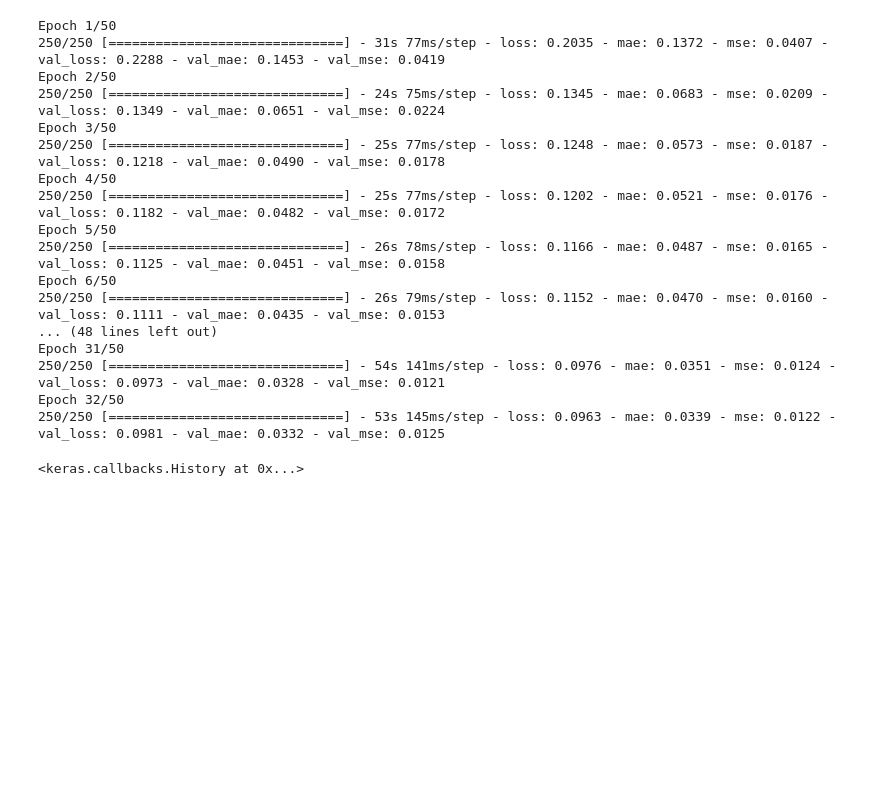
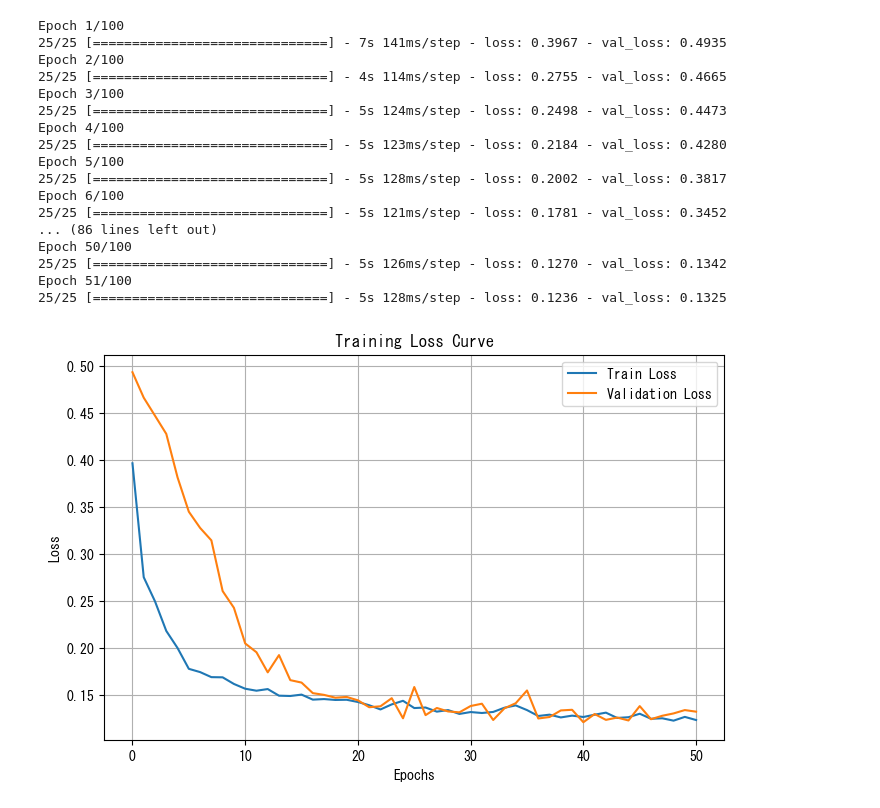
Before and after one commit to yamajunn/IM2MC, a Jupyter notebook: U_NET.ipynb, the cells around one changed output. Cells and saved outputs as stored; diff of their text form; code cells hidden in the pictures; blank space fills up the shorter version.

```diff
--- a/U_NET.ipynb
+++ b/U_NET.ipynb
@@ -32,7 +32,7 @@ def load_sample(file_name):
     return input_image, skin
 
 # データセットのサイズ
-total = 10000
+total = 1000
 
 # 全てのスキン画像のファイルリストを取得
 file_names = tf.data.Dataset.list_files(os.path.join(skins_dir, '*.png')).shuffle(buffer_size=total)
@@ -185,31 +164,50 @@ Non-trainable params: 1,280
 __________________________________________________________________________________________________
 # %%
 # TensorBoardやチェックポイントの設定
-early_stop = tf.keras.callbacks.EarlyStopping(monitor='val_loss', patience=5, restore_best_weights=True)
+early_stop = tf.keras.callbacks.EarlyStopping(monitor='val_loss', patience=10, restore_best_weights=True)
 
-model.fit(train_dataset,
+history = model.fit(train_dataset,
           validation_data=val_dataset,
-          epochs=50,
-          callbacks=[early_stop])
+          epochs=100,
+          callbacks=[early_stop],
+)
 # %% [output]
-Epoch 1/50
-250/250 [==============================] - 31s 77ms/step - loss: 0.2035 - mae: 0.1372 - mse: 0.0407 - val_loss: 0.2288 - val_mae: 0.1453 - val_mse: 0.0419
-Epoch 2/50
-250/250 [==============================] - 24s 75ms/step - loss: 0.1345 - mae: 0.0683 - mse: 0.0209 - val_loss: 0.1349 - val_mae: 0.0651 - val_mse: 0.0224
-Epoch 3/50
-250/250 [==============================] - 25s 77ms/step - loss: 0.1248 - mae: 0.0573 - mse: 0.0187 - val_loss: 0.1218 - val_mae: 0.0490 - val_mse: 0.0178
-Epoch 4/50
-250/250 [==============================] - 25s 77ms/step - loss: 0.1202 - mae: 0.0521 - mse: 0.0176 - val_loss: 0.1182 - val_mae: 0.0482 - val_mse: 0.0172
-Epoch 5/50
-250/250 [==============================] - 26s 78ms/step - loss: 0.1166 - mae: 0.0487 - mse: 0.0165 - val_loss: 0.1125 - val_mae: 0.0451 - val_mse: 0.0158
-Epoch 6/50
-250/250 [==============================] - 26s 79ms/step - loss: 0.1152 - mae: 0.0470 - mse: 0.0160 - val_loss: 0.1111 - val_mae: 0.0435 - val_mse: 0.0153
-... (48 lines left out)
-Epoch 31/50
-250/250 [==============================] - 54s 141ms/step - loss: 0.0976 - mae: 0.0351 - mse: 0.0124 - val_loss: 0.0973 - val_mae: 0.0328 - val_mse: 0.0121
-Epoch 32/50
-250/250 [==============================] - 53s 145ms/step - loss: 0.0963 - mae: 0.0339 - mse: 0.0122 - val_loss: 0.0981 - val_mae: 0.0332 - val_mse: 0.0125
+Epoch 1/100
+25/25 [==============================] - 7s 141ms/step - loss: 0.3967 - val_loss: 0.4935
+Epoch 2/100
+25/25 [==============================] - 4s 114ms/step - loss: 0.2755 - val_loss: 0.4665
+Epoch 3/100
+25/25 [==============================] - 5s 124ms/step - loss: 0.2498 - val_loss: 0.4473
+Epoch 4/100
+25/25 [==============================] - 5s 123ms/step - loss: 0.2184 - val_loss: 0.4280
+Epoch 5/100
+25/25 [==============================] - 5s 128ms/step - loss: 0.2002 - val_loss: 0.3817
+Epoch 6/100
+25/25 [==============================] - 5s 121ms/step - loss: 0.1781 - val_loss: 0.3452
+... (86 lines left out)
+Epoch 50/100
+25/25 [==============================] - 5s 126ms/step - loss: 0.1270 - val_loss: 0.1342
+Epoch 51/100
+25/25 [==============================] - 5s 128ms/step - loss: 0.1236 - val_loss: 0.1325
-<keras.callbacks.History at 0x...>
+# %%
+import matplotlib.pyplot as plt
+
+# 学習履歴の取得
+train_loss = history.history['loss']
+val_loss = history.history['val_loss']
+
+# グラフの描画
+plt.figure(figsize=(8, 5))
+plt.plot(train_loss, label='Train Loss')
+plt.plot(val_loss, label='Validation Loss')
+plt.xlabel('Epochs')
+plt.ylabel('Loss')
+plt.title('Training Loss Curve')
+plt.legend()
+plt.grid(True)
+plt.show()
+# %% [output]
+[figure, added]
 # %%
 model.save('U_NET/UNET.h5')
 # %%
```
Also changed, not shown: parts of 4 cells of this notebook.
